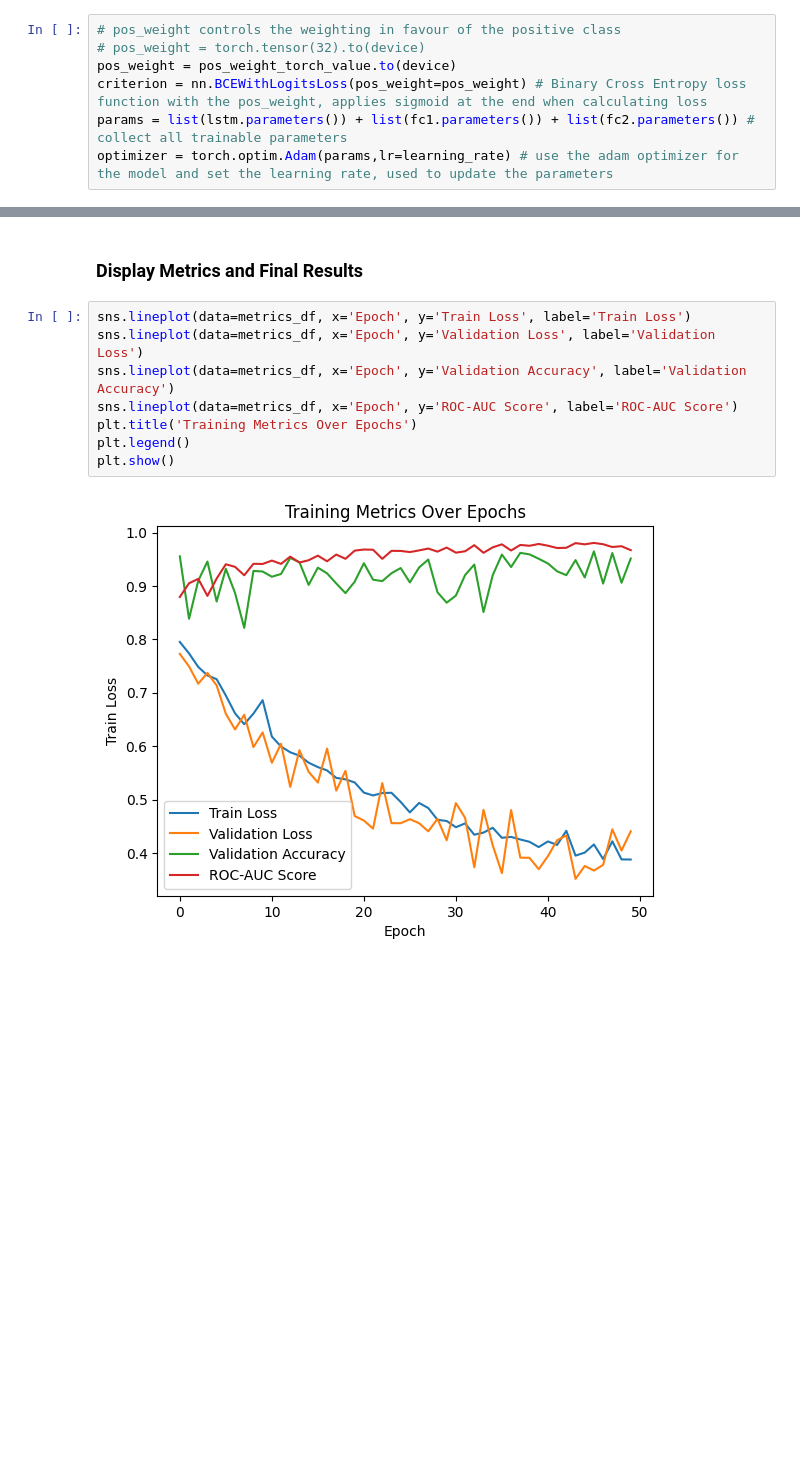
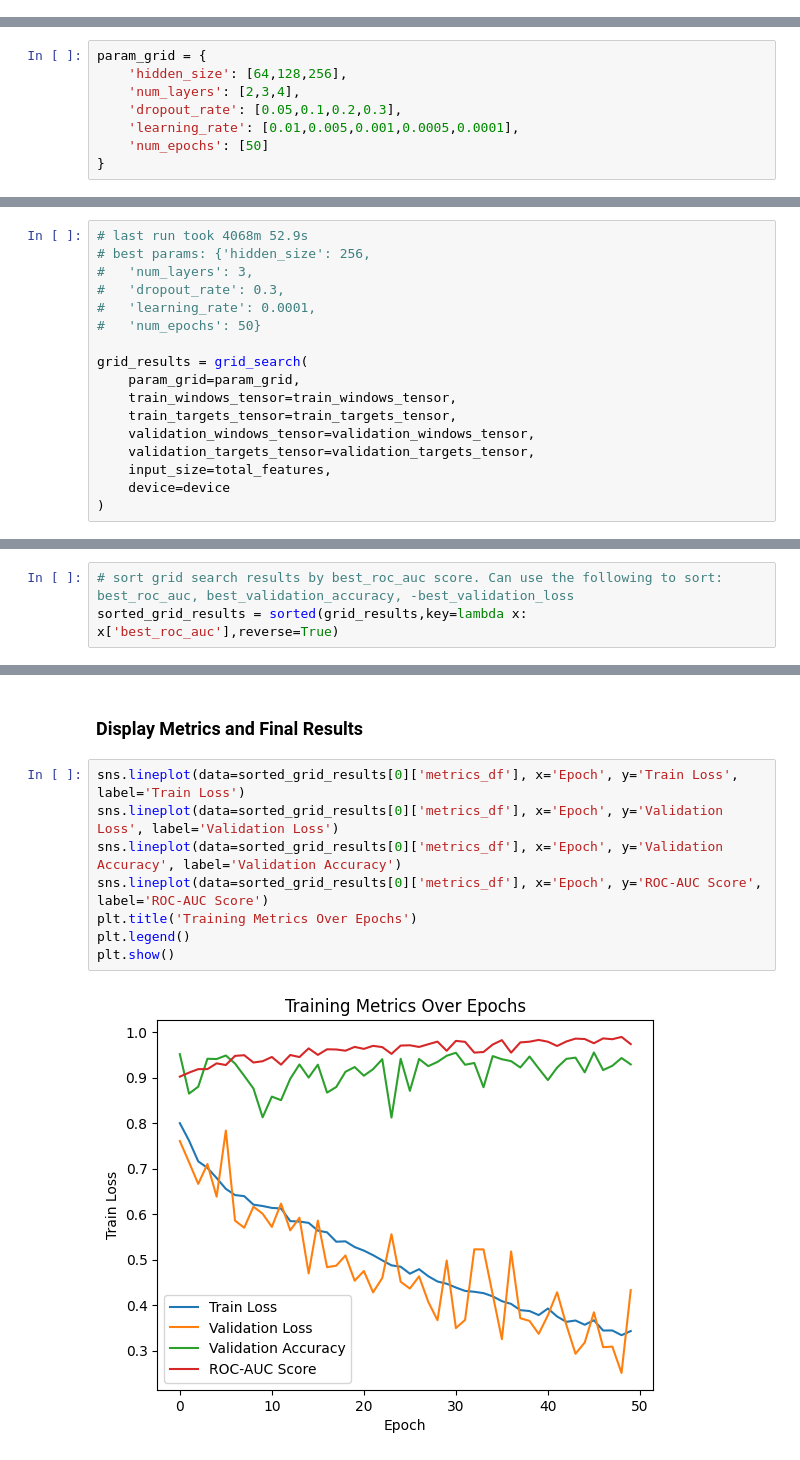
Before and after one commit to erich-m/multisource_ML_research, a Jupyter notebook: code/ml_training/rnn.ipynb, the cells around one changed output, grey strips where cells are left out. Drawn from its saved outputs; the diff is of its cells as text; blank space fills up the shorter version.

Commit message:
performed grid search on the model to pick the best model parameters

```diff
--- a/code/ml_training/rnn.ipynb
+++ b/code/ml_training/rnn.ipynb
@@ -273,7 +229,0 @@ pos_weight is essentially a weight appllied to the positive class. General appro
-# %%
-# pos_weight controls the weighting in favour of the positive class
-# pos_weight = torch.tensor(32).to(device)
-pos_weight = pos_weight_torch_value.to(device)
-criterion = nn.BCEWithLogitsLoss(pos_weight=pos_weight) # Binary Cross Entropy loss function with the pos_weight, applies sigmoid at the end when calculating loss
-params = list(lstm.parameters()) + list(fc1.parameters()) + list(fc2.parameters()) # collect all trainable parameters
-optimizer = torch.optim.Adam(params,lr=learning_rate) # use the adam optimizer for the model and set the learning rate, used to update the parameters
@@ -416,0 +423,8 @@ Confusion Matrix:
+# %%
+param_grid = {
+    'hidden_size': [64,128,256],
+    'num_layers': [2,3,4],
+    'dropout_rate': [0.05,0.1,0.2,0.3],
+    'learning_rate': [0.01,0.005,0.001,0.0005,0.0001],
+    'num_epochs': [50]
+}
@@ -416,0 +433,17 @@ Confusion Matrix:
+# %%
+# last run took 4068m 52.9s
+# best params: {'hidden_size': 256,
+#   'num_layers': 3,
+#   'dropout_rate': 0.3,
+#   'learning_rate': 0.0001,
+#   'num_epochs': 50}
+
+grid_results = grid_search(
+    param_grid=param_grid,
+    train_windows_tensor=train_windows_tensor,
+    train_targets_tensor=train_targets_tensor,
+    validation_windows_tensor=validation_windows_tensor,
+    validation_targets_tensor=validation_targets_tensor,
+    input_size=total_features,
+    device=device
+)
@@ -416,0 +480,3 @@ Confusion Matrix:
+# %%
+# sort grid search results by best_roc_auc score. Can use the following to sort: best_roc_auc, best_validation_accuracy, -best_validation_loss
+sorted_grid_results = sorted(grid_results,key=lambda x: x['best_roc_auc'],reverse=True)
@@ -417,13 +505,13 @@ Confusion Matrix:
 # %% [markdown]
 ### Display Metrics and Final Results
 # %%
-sns.lineplot(data=metrics_df, x='Epoch', y='Train Loss', label='Train Loss')
-sns.lineplot(data=metrics_df, x='Epoch', y='Validation Loss', label='Validation Loss')
-sns.lineplot(data=metrics_df, x='Epoch', y='Validation Accuracy', label='Validation Accuracy')
-sns.lineplot(data=metrics_df, x='Epoch', y='ROC-AUC Score', label='ROC-AUC Score')
+sns.lineplot(data=sorted_grid_results[0]['metrics_df'], x='Epoch', y='Train Loss', label='Train Loss')
+sns.lineplot(data=sorted_grid_results[0]['metrics_df'], x='Epoch', y='Validation Loss', label='Validation Loss')
+sns.lineplot(data=sorted_grid_results[0]['metrics_df'], x='Epoch', y='Validation Accuracy', label='Validation Accuracy')
+sns.lineplot(data=sorted_grid_results[0]['metrics_df'], x='Epoch', y='ROC-AUC Score', label='ROC-AUC Score')
 plt.title('Training Metrics Over Epochs')
 plt.legend()
 plt.show()
 # %% [output]
-[figure, old version]
+[figure, new version]
 # %%
```
Also changed, not shown: parts of 24 cells of this notebook, 2 other files.
